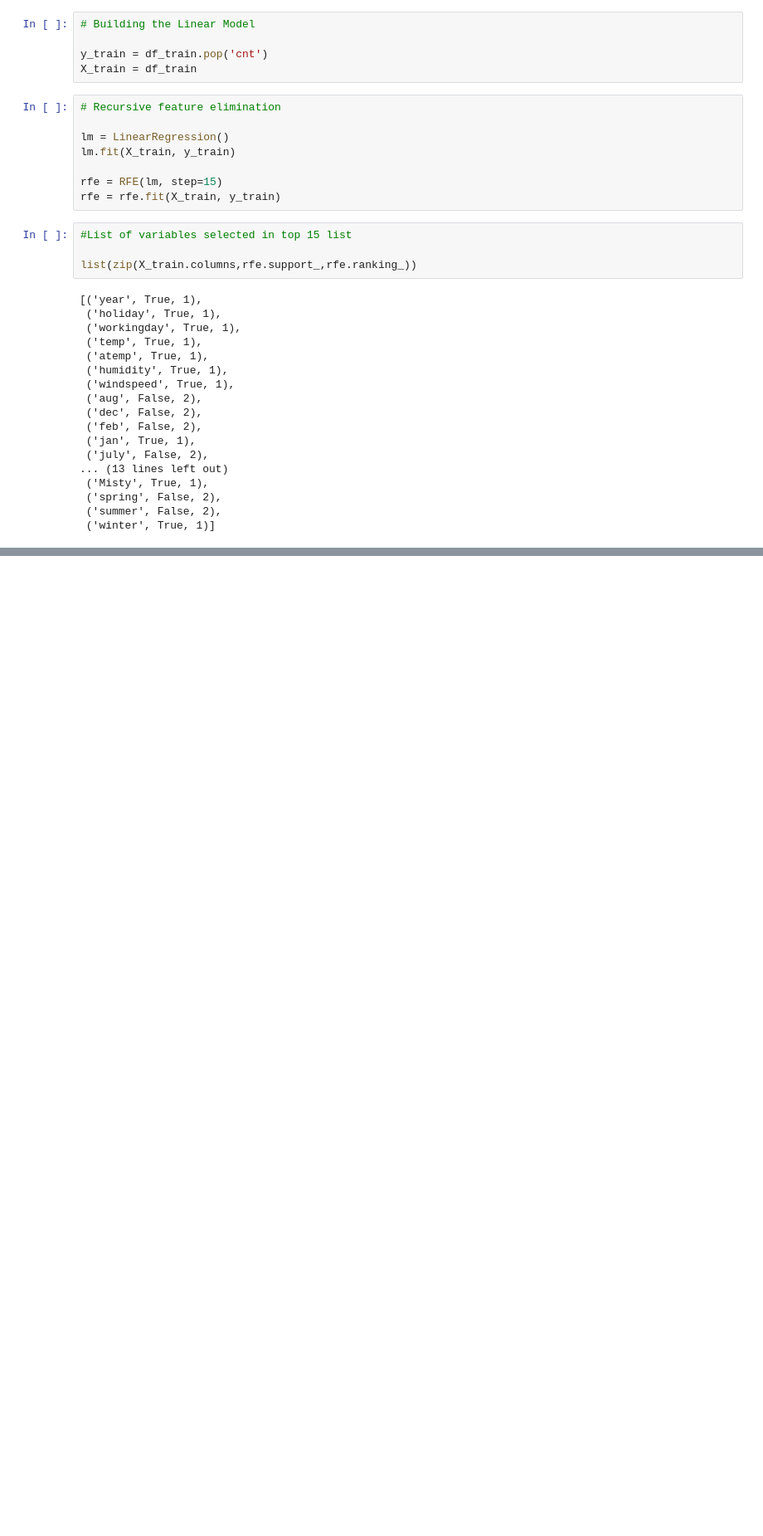
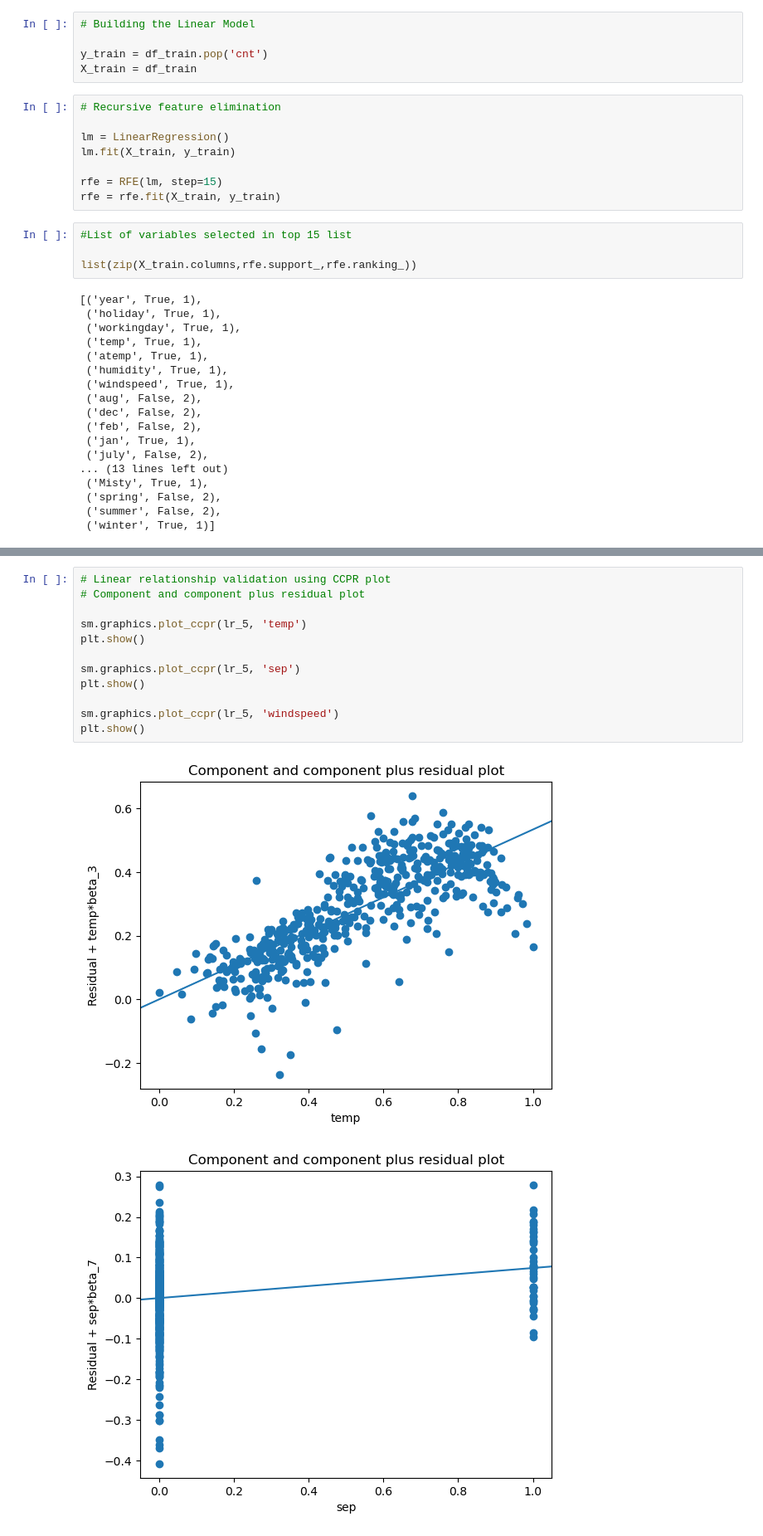
Before and after one commit to alokbhatnagar0580/BikeSharingRegression, a Jupyter notebook: BikeSharingAssignment.ipynb, the cells around one changed output, grey strips where cells are left out. Shown at 83% size. Saved outputs shown, nothing was run; the diff lists cells and outputs as text; blank space fills up the shorter version.

```diff
--- a/BikeSharingAssignment.ipynb
+++ b/BikeSharingAssignment.ipynb
@@ -456,0 +737,15 @@ list(zip(X_train.columns,rfe.support_,rfe.ranking_))
+# %%
+# Linear relationship validation using CCPR plot
+# Component and component plus residual plot
+
+sm.graphics.plot_ccpr(lr_5, 'temp')
+plt.show()
+
+sm.graphics.plot_ccpr(lr_5, 'sep')
+plt.show()
+
+sm.graphics.plot_ccpr(lr_5, 'windspeed')
+plt.show()
+# %% [output]
+[figure, added]
+[figure, added]
```
Also changed, not shown: parts of 34 cells of this notebook.
